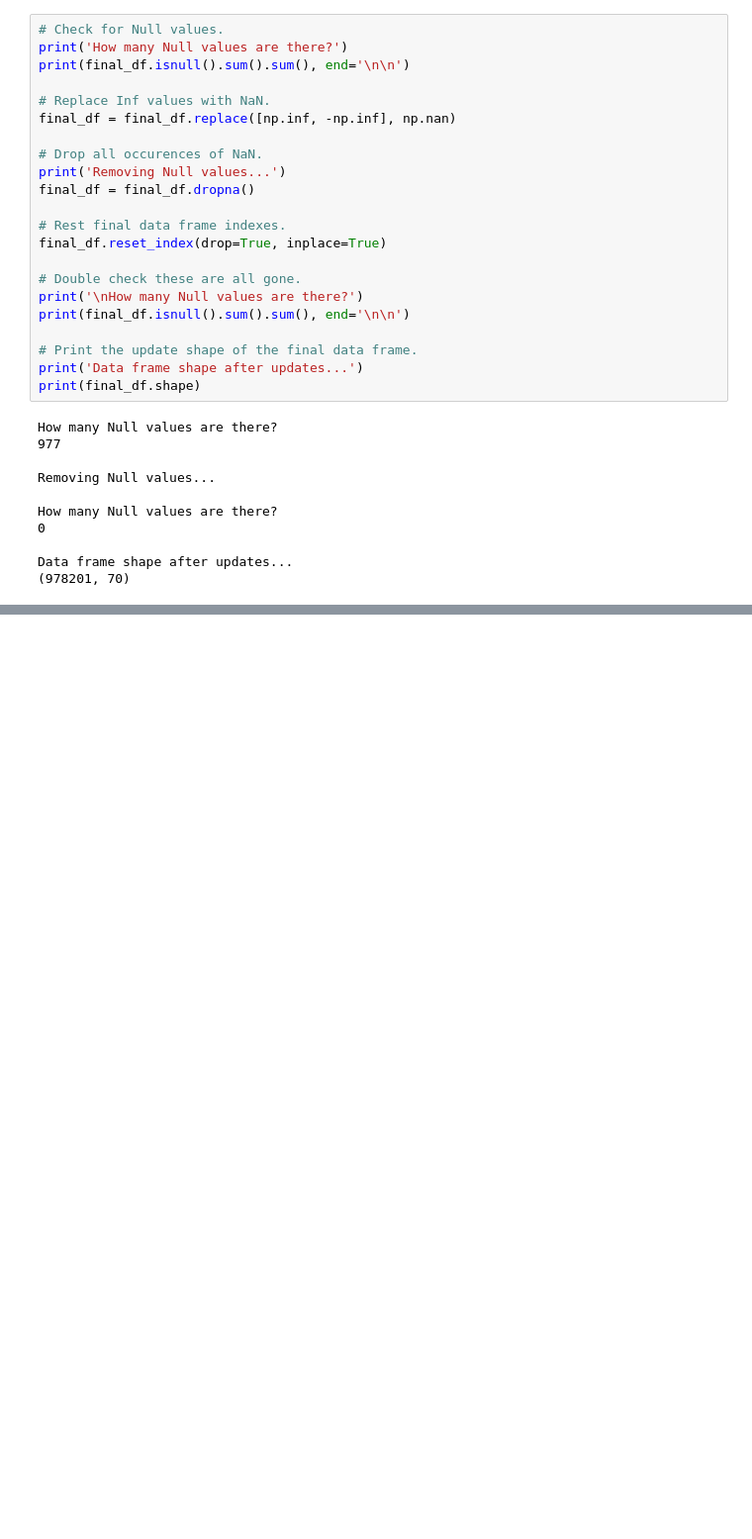
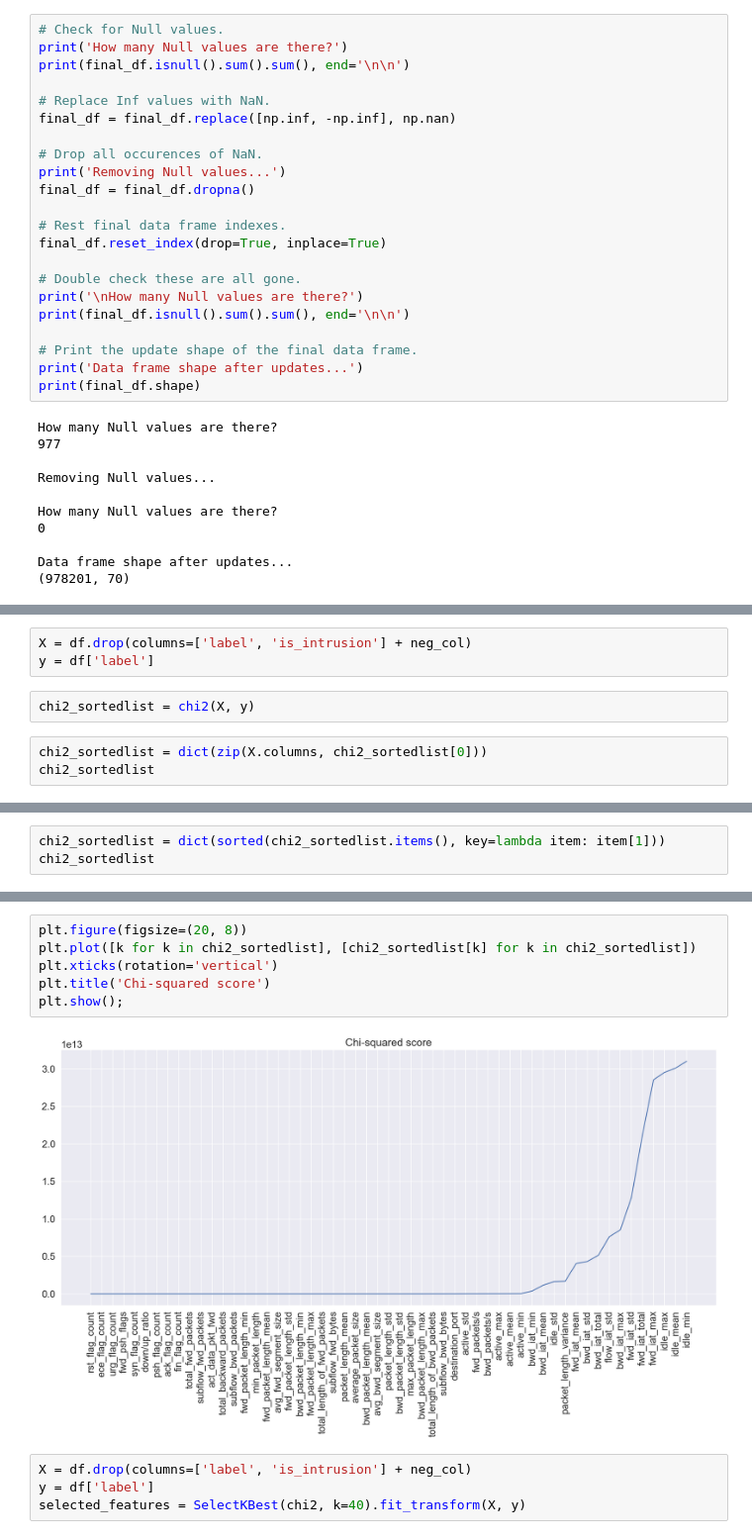
Before and after one commit to aeprogress/networ-intrusion-detection-with-machine-learning, a Jupyter notebook: src/preprocess_eda.ipynb, the cells around one changed output, grey strips where cells are left out. Shown: that part at 99% size. Drawn from its saved outputs; the diff is of its cells as text; blank space fills up the shorter version.

```diff
--- a/src/preprocess_eda.ipynb
+++ b/src/preprocess_eda.ipynb
@@ -279,0 +339,8 @@ memory usage: 438.3+ MB
+# %%
+X = df.drop(columns=['label', 'is_intrusion'] + neg_col)
+y = df['label']
+# %%
+chi2_sortedlist = chi2(X, y)
+# %%
+chi2_sortedlist = dict(zip(X.columns, chi2_sortedlist[0]))
+chi2_sortedlist
@@ -279,0 +365,3 @@ memory usage: 438.3+ MB
+# %%
+chi2_sortedlist = dict(sorted(chi2_sortedlist.items(), key=lambda item: item[1]))
+chi2_sortedlist
@@ -279,0 +386,12 @@ memory usage: 438.3+ MB
+# %%
+plt.figure(figsize=(20, 8))
+plt.plot([k for k in chi2_sortedlist], [chi2_sortedlist[k] for k in chi2_sortedlist])
+plt.xticks(rotation='vertical')
+plt.title('Chi-squared score')
+plt.show();
+# %% [output]
+[figure, added]
+# %%
+X = df.drop(columns=['label', 'is_intrusion'] + neg_col)
+y = df['label']
+selected_features = SelectKBest(chi2, k=40).fit_transform(X, y)
```
Also changed, not shown: parts of 24 cells of this notebook.
